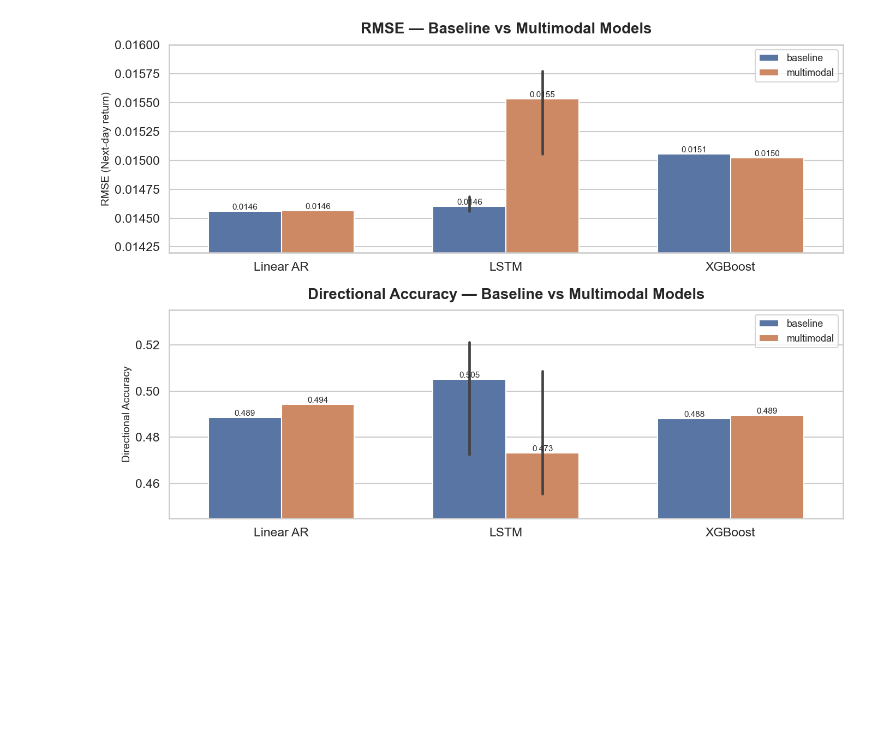
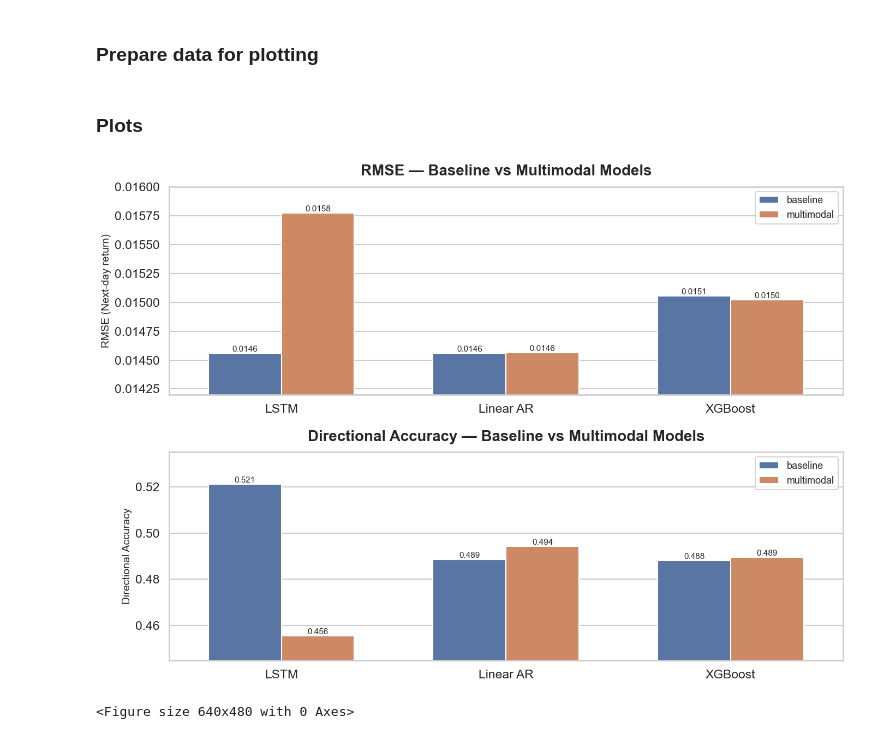
Before and after one commit to mkcakmak/multimodel-financial-time-series-with-sentiment, a Jupyter notebook: noteebooks/40_results_comparison.ipynb, the cells around one changed output. Drawn from its saved outputs; the diff is of its cells as text; code cells hidden in the pictures; blank space fills up the shorter version.

Commit message:
fic plots issue

```diff
--- a/noteebooks/40_results_comparison.ipynb
+++ b/noteebooks/40_results_comparison.ipynb
@@ -73,20 +80,0 @@ results
-# %%
-# Add model family (algorithm) for grouping
-results["family"] = (
-    results["model_id"]
-    .str.extract(r"^(lin|lstm|xgb)", expand=False)
-    .map({
-        "lin": "Linear AR",
-        "lstm": "LSTM",
-        "xgb": "XGBoost",
-    })
-)
-
-# Just to be sure the ordering is nice
-results["type"] = pd.Categorical(
-    results["type"],
-    categories=["baseline", "multimodal"],
-    ordered=True
-)
-
-results
@@ -162,0 +122,2 @@ comp.to_csv("../results/overall_comparison_baseline_vs_mm.csv", index=False)
+# %% [markdown]
+### Prepare data for plotting
@@ -163,30 +150,40 @@ comp.to_csv("../results/overall_comparison_baseline_vs_mm.csv", index=False)
+# %% [markdown]
+### Plots
 # %%
-import matplotlib.pyplot as plt
-import seaborn as sns
-sns.set(style="whitegrid", context="talk")
+palette = ["#4C72B0", "#DD8452"]   # blue, orange
 
-palette = ["#4C72B0", "#DD8452"]   # blue, orange (seaborn deep palette)
 plt.figure(figsize=(14, 10))
 
+# Helper to be compatible with different seaborn versions
+def barplot_no_errorbars(data, x, y, hue, palette, width):
+    try:
+        ax = sns.barplot(
+            data=data, x=x, y=y, hue=hue,
+            palette=palette, width=width,
+            errorbar=None          # seaborn >= 0.12
+        )
+    except TypeError:
+        ax = sns.barplot(
+            data=data, x=x, y=y, hue=hue,
+            palette=palette, width=width,
+            ci=None                # seaborn < 0.12
+        )
+    return ax
 
 # ------------------------------------------------------
 # 1) RMSE Plot
 # ------------------------------------------------------
 plt.subplot(2, 1, 1)
-ax1 = sns.barplot(
-    data=results,
-    x="family",
-    y="RMSE",
-    hue="type",
-    palette=palette,
-    width=0.65
+ax1 = barplot_no_errorbars(
+    data=rmse_plot,
+    x="family", y="RMSE",
+    hue="type", palette=palette, width=0.65
 )
 
 plt.title("RMSE — Baseline vs Multimodal Models", fontsize=20, weight="bold", pad=15)
 plt.xlabel("")
 plt.ylabel("RMSE (Next-day return)", fontsize=14)
 
-# add value labels
 for p in ax1.patches:
     height = p.get_height()
     ax1.annotate(
@@ -195,41 +192,41 @@ for p in ax1.patches:
         ha="center", va="bottom",
         fontsize=11
     )
 
-plt.legend(title="", fontsize=13)
+plt.legend(title="", fontsize=13, loc="upper right")
 plt.ylim(0.0142, 0.0160)
-
 
 # ------------------------------------------------------
 # 2) Directional Accuracy Plot
 # ------------------------------------------------------
 plt.subplot(2, 1, 2)
-ax2 = sns.barplot(
-    data=results,
-    x="family",
-    y="DirAcc",
-    hue="type",
-    palette=palette,
-    width=0.65
+ax2 = barplot_no_errorbars(
+    data=diracc_plot,
+    x="family", y="DirAcc",
+    hue="type", palette=palette, width=0.65
 )
 
 plt.title("Directional Accuracy — Baseline vs Multimodal Models", fontsize=20, weight="bold", pad=15)
 plt.xlabel("")
 plt.ylabel("Directional Accuracy", fontsize=14)
 
 for p in ax2.patches:
     height = p.get_height()
     ax2.annotate(
         f"{height:.3f}",
         (p.get_x() + p.get_width() / 2., height),
         ha="center", va="bottom",
         fontsize=11
     )
 
-plt.legend(title="", fontsize=13)
+plt.legend(title="", fontsize=13, loc="upper right")
 plt.ylim(0.445, 0.535)
 
 plt.tight_layout()
 plt.show()
+
+# (optional) save
+plt.savefig("../../figures/rmse_diracc_comparison.png", dpi=300, bbox_inches="tight")
 # %% [output]
-[figure, old version]
+[figure, new version]
+<Figure size 640x480 with 0 Axes>
```
Also changed, not shown: parts of 16 cells of this notebook.
